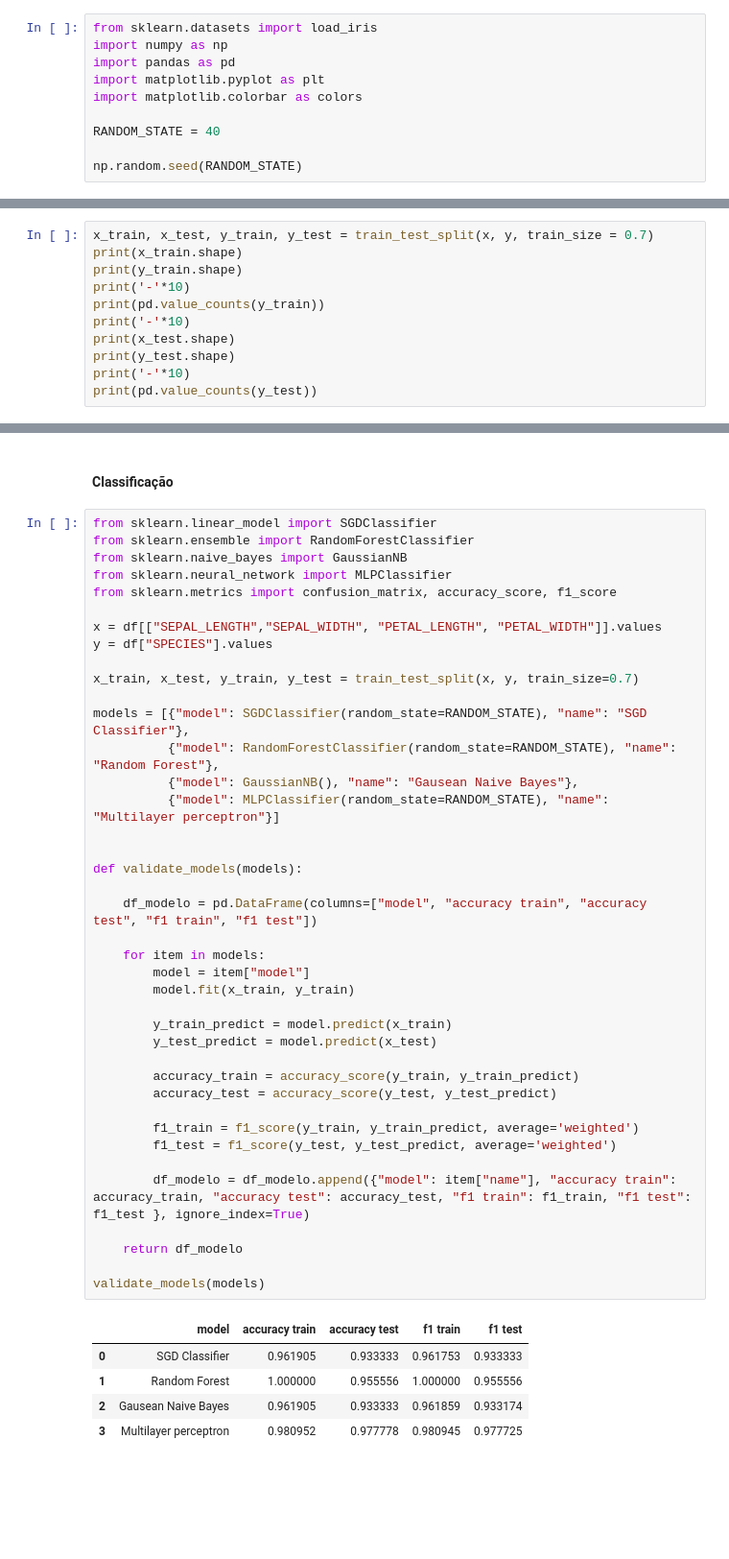
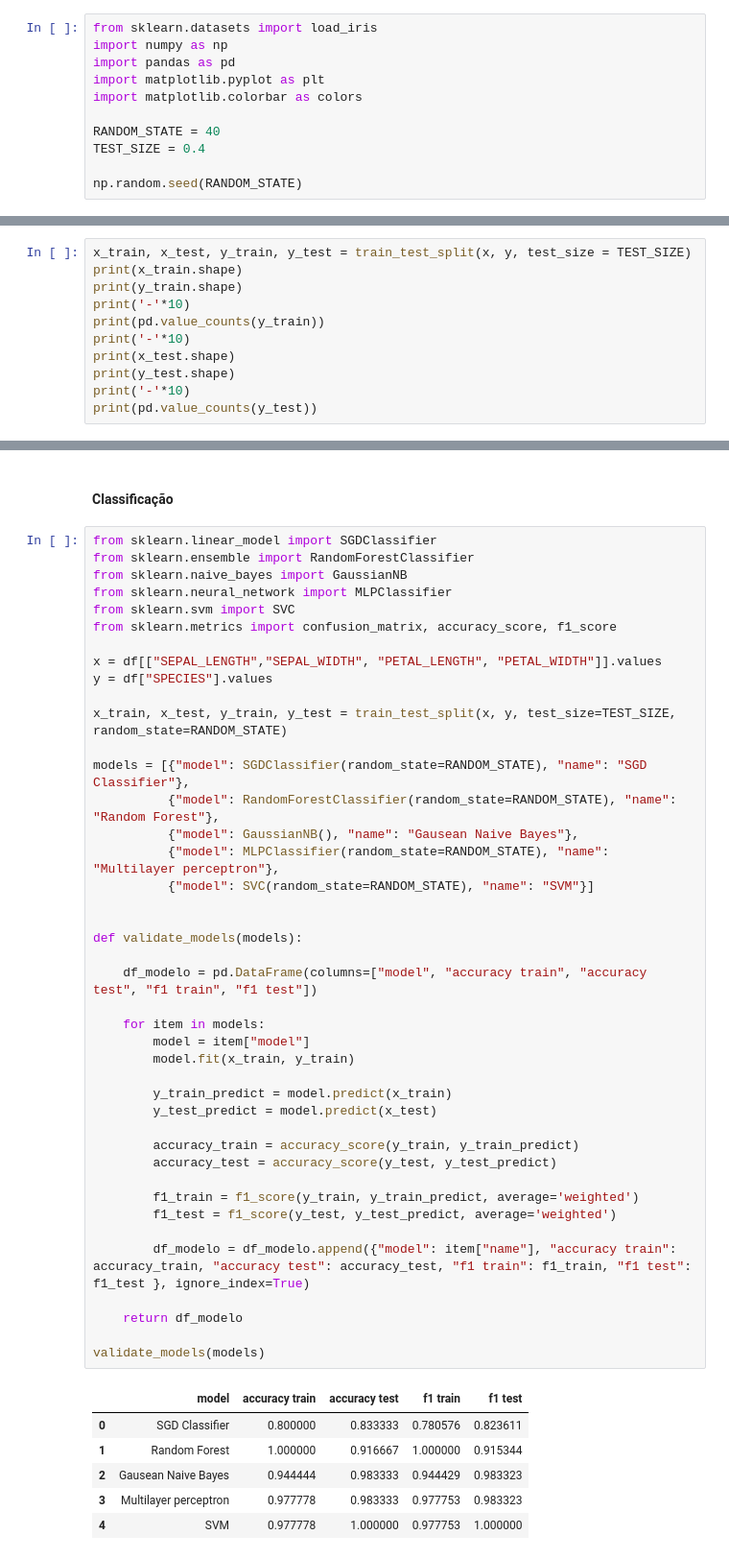
Before and after one commit to Angelicogfa/PortifolioDataScience, a Jupyter notebook: Iris/iris.ipynb, the cells around one changed output, grey strips where cells are left out. Shown: that part at 96% size. Drawn from its saved outputs; the diff is of its cells as text; blank space fills up the shorter version.

```diff
--- a/Iris/iris.ipynb
+++ b/Iris/iris.ipynb
@@ -12,6 +12,7 @@ import matplotlib.pyplot as plt
 import matplotlib.colorbar as colors
 
 RANDOM_STATE = 40
+TEST_SIZE = 0.4
 
 np.random.seed(RANDOM_STATE)
 # %%
@@ -157,7 +158,7 @@ print(y.shape)
 from sklearn.model_selection import train_test_split
 from sklearn.metrics import homogeneity_score
 # %%
-x_train, x_test, y_train, y_test = train_test_split(x, y, train_size = 0.7)
+x_train, x_test, y_train, y_test = train_test_split(x, y, test_size = TEST_SIZE)
 print(x_train.shape)
 print(y_train.shape)
 print('-'*10)
@@ -246,44 +247,47 @@ from sklearn.linear_model import SGDClassifier
 from sklearn.ensemble import RandomForestClassifier
 from sklearn.naive_bayes import GaussianNB
 from sklearn.neural_network import MLPClassifier
+from sklearn.svm import SVC
 from sklearn.metrics import confusion_matrix, accuracy_score, f1_score
 
 x = df[["SEPAL_LENGTH","SEPAL_WIDTH", "PETAL_LENGTH", "PETAL_WIDTH"]].values
 y = df["SPECIES"].values
 
-x_train, x_test, y_train, y_test = train_test_split(x, y, train_size=0.7)
+x_train, x_test, y_train, y_test = train_test_split(x, y, test_size=TEST_SIZE, random_state=RANDOM_STATE)
 
 models = [{"model": SGDClassifier(random_state=RANDOM_STATE), "name": "SGD Classifier"},
           {"model": RandomForestClassifier(random_state=RANDOM_STATE), "name": "Random Forest"},
           {"model": GaussianNB(), "name": "Gausean Naive Bayes"},
-          {"model": MLPClassifier(random_state=RANDOM_STATE), "name": "Multilayer perceptron"}]
+          {"model": MLPClassifier(random_state=RANDOM_STATE), "name": "Multilayer perceptron"},
+          {"model": SVC(random_state=RANDOM_STATE), "name": "SVM"}]
 
 
 def validate_models(models):
 
     df_modelo = pd.DataFrame(columns=["model", "accuracy train", "accuracy test", "f1 train", "f1 test"])
 
     for item in models:
         model = item["model"]
         model.fit(x_train, y_train)
 
         y_train_predict = model.predict(x_train)
         y_test_predict = model.predict(x_test)
 
         accuracy_train = accuracy_score(y_train, y_train_predict)
         accuracy_test = accuracy_score(y_test, y_test_predict)
 
         f1_train = f1_score(y_train, y_train_predict, average='weighted')
         f1_test = f1_score(y_test, y_test_predict, average='weighted')
 
         df_modelo = df_modelo.append({"model": item["name"], "accuracy train": accuracy_train, "accuracy test": accuracy_test, "f1 train": f1_train, "f1 test": f1_test }, ignore_index=True)
 
     return df_modelo
 
 validate_models(models)
 # %% [output]
 |  | model | accuracy train | accuracy test | f1 train | f1 test |
-| 0 | SGD Classifier | 0.961905 | 0.933333 | 0.961753 | 0.933333 |
-| 1 | Random Forest | 1.000000 | 0.955556 | 1.000000 | 0.955556 |
-| 2 | Gausean Naive Bayes | 0.961905 | 0.933333 | 0.961859 | 0.933174 |
-| 3 | Multilayer perceptron | 0.980952 | 0.977778 | 0.980945 | 0.977725 |
+| 0 | SGD Classifier | 0.800000 | 0.833333 | 0.780576 | 0.823611 |
+| 1 | Random Forest | 1.000000 | 0.916667 | 1.000000 | 0.915344 |
+| 2 | Gausean Naive Bayes | 0.944444 | 0.983333 | 0.944429 | 0.983323 |
+| 3 | Multilayer perceptron | 0.977778 | 0.983333 | 0.977753 | 0.983323 |
+| 4 | SVM | 0.977778 | 1.000000 | 0.977753 | 1.000000 |
```
Also changed, not shown: parts of 7 cells of this notebook.
